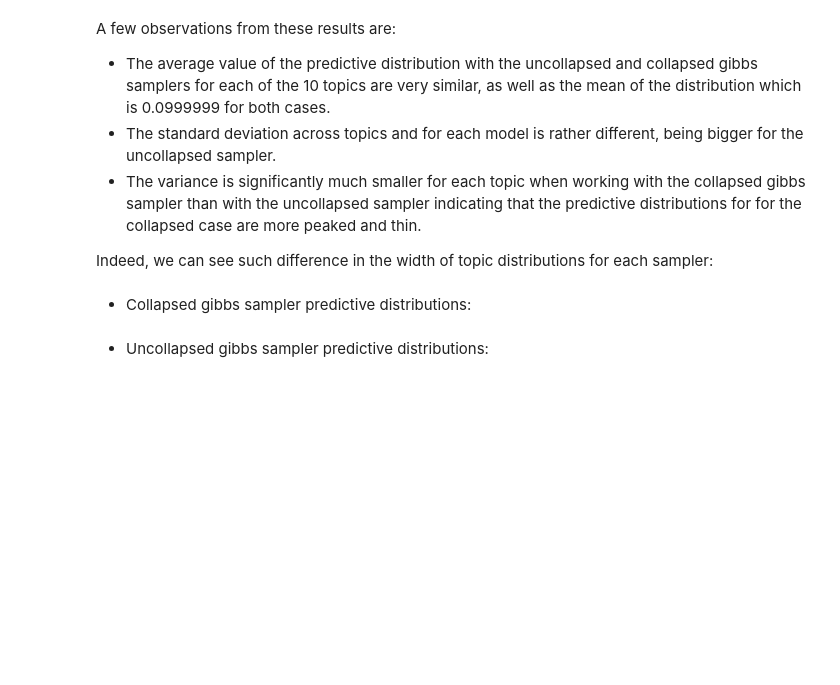
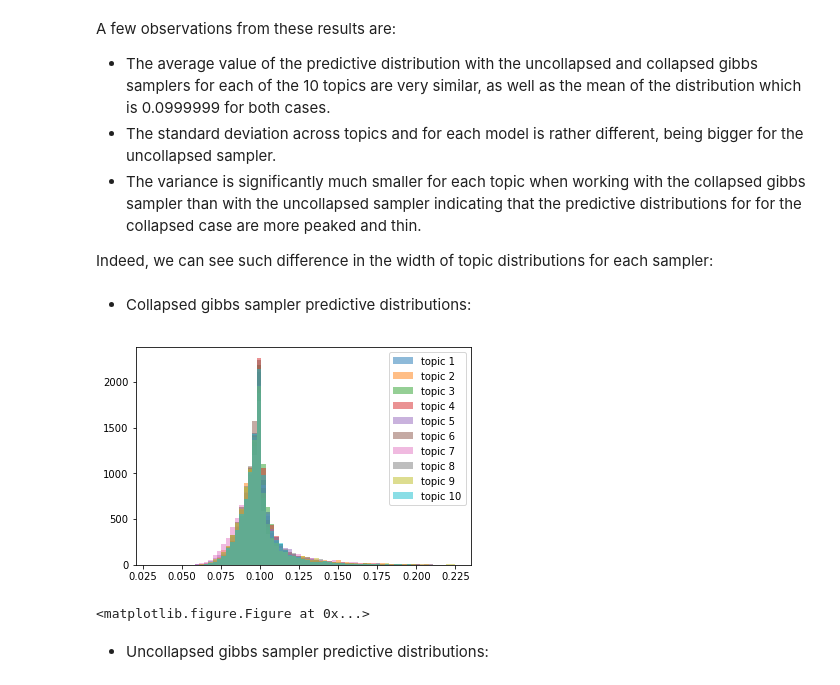
Before and after one commit to LauraRomanCanal/BGSE_text_mining, a Jupyter notebook: HW2/HW2.ipynb, the cells around one changed output. Cells and saved outputs as stored; diff of their text form; code cells hidden in the pictures; blank space fills up the shorter version.

```diff
--- a/HW2/HW2.ipynb
+++ b/HW2/HW2.ipynb
@@ -222,8 +272,4 @@ We can see that while the collapsed Gibbs sampler stabilizes rapidly, at 10 samp
 # %%
-ldaobj = topicmodels.LDA.LDAGibbs(stemmed, 10)
-ldaobj.sample(1000, 5, 100)
-
-
 k = ldaobj.K
 alpha =  ldaobj.alpha
 docterms = ldaobj.dt_avg()
@@ -232,8 +278,11 @@ nm = nm.reshape((10252,1))
 nmz = nm*docterms
 
 theta_collapsed = (nmz+alpha)/(nm+k*alpha)
+theta_collapsed =  pd.DataFrame(theta_collapsed)
+pd.DataFrame.to_csv(theta_collapsed,path_or_buf='data/theta_collapsed.csv',index=False)
 
-theta_uncoll = pd.read_csv('./theta_uncollapsed.csv')
+
+theta_uncoll = pd.read_csv('data/theta_uncollapsed.csv')
 theta_uncoll.drop( 'Unnamed: 0',axis=1,inplace=True)
 theta_uncoll = np.array(theta_uncoll)
 # %% [markdown]
@@ -266,31 +327,39 @@ Indeed, we can see such difference in the width of topic distributions for each
 - Collapsed gibbs sampler predictive distributions:
 # %%
 # collapsed gibbs sampler
+theta_collapsed = np.array(theta_collapsed)
+
 
 t1 = theta_collapsed[:,0]
 t2 = theta_collapsed[:,1]
 t3 = theta_collapsed[:,2]
 t4 = theta_collapsed[:,3]
 t5 = theta_collapsed[:,4]
 t6 = theta_collapsed[:,5]
 t7 = theta_collapsed[:,6]
 t8 = theta_collapsed[:,7]
 t9 = theta_collapsed[:,8]
 t10 = theta_collapsed[:,9]
 
 bins = np.linspace(0.03, 0.225, 70)
 
-pyplot.hist(t1, bins, alpha=0.5, label='topic 1')
-pyplot.hist(t2, bins, alpha=0.5, label='topic 2')
-pyplot.hist(t3, bins, alpha=0.5, label='topic 3')
-pyplot.hist(t4, bins, alpha=0.5, label='topic 4')
-pyplot.hist(t5, bins, alpha=0.5, label='topic 5')
-pyplot.hist(t6, bins, alpha=0.5, label='topic 6')
-pyplot.hist(t7, bins, alpha=0.5, label='topic 7')
-pyplot.hist(t8, bins, alpha=0.5, label='topic 8')
-pyplot.hist(t9, bins, alpha=0.5, label='topic 9')
-pyplot.legend(loc='upper right')
-pyplot.show()
+plt.hist(t1, bins, alpha=0.5, label='topic 1')
+plt.hist(t2, bins, alpha=0.5, label='topic 2')
+plt.hist(t3, bins, alpha=0.5, label='topic 3')
+plt.hist(t4, bins, alpha=0.5, label='topic 4')
+plt.hist(t5, bins, alpha=0.5, label='topic 5')
+plt.hist(t6, bins, alpha=0.5, label='topic 6')
+plt.hist(t7, bins, alpha=0.5, label='topic 7')
+plt.hist(t8, bins, alpha=0.5, label='topic 8')
+plt.hist(t9, bins, alpha=0.5, label='topic 9')
+plt.hist(t10, bins, alpha=0.5, label='topic 10')
+
+plt.legend(loc='upper right')
+plt.show()
+plt.savefig('figures/collapsed_distrib.png', bbox_inches='tight')
+# %% [output]
+[figure, added]
+<matplotlib.figure.Figure at 0x...>
 # %% [markdown]
 - Uncollapsed gibbs sampler predictive distributions:
 # %%
```
Also changed, not shown: parts of 15 cells of this notebook.
